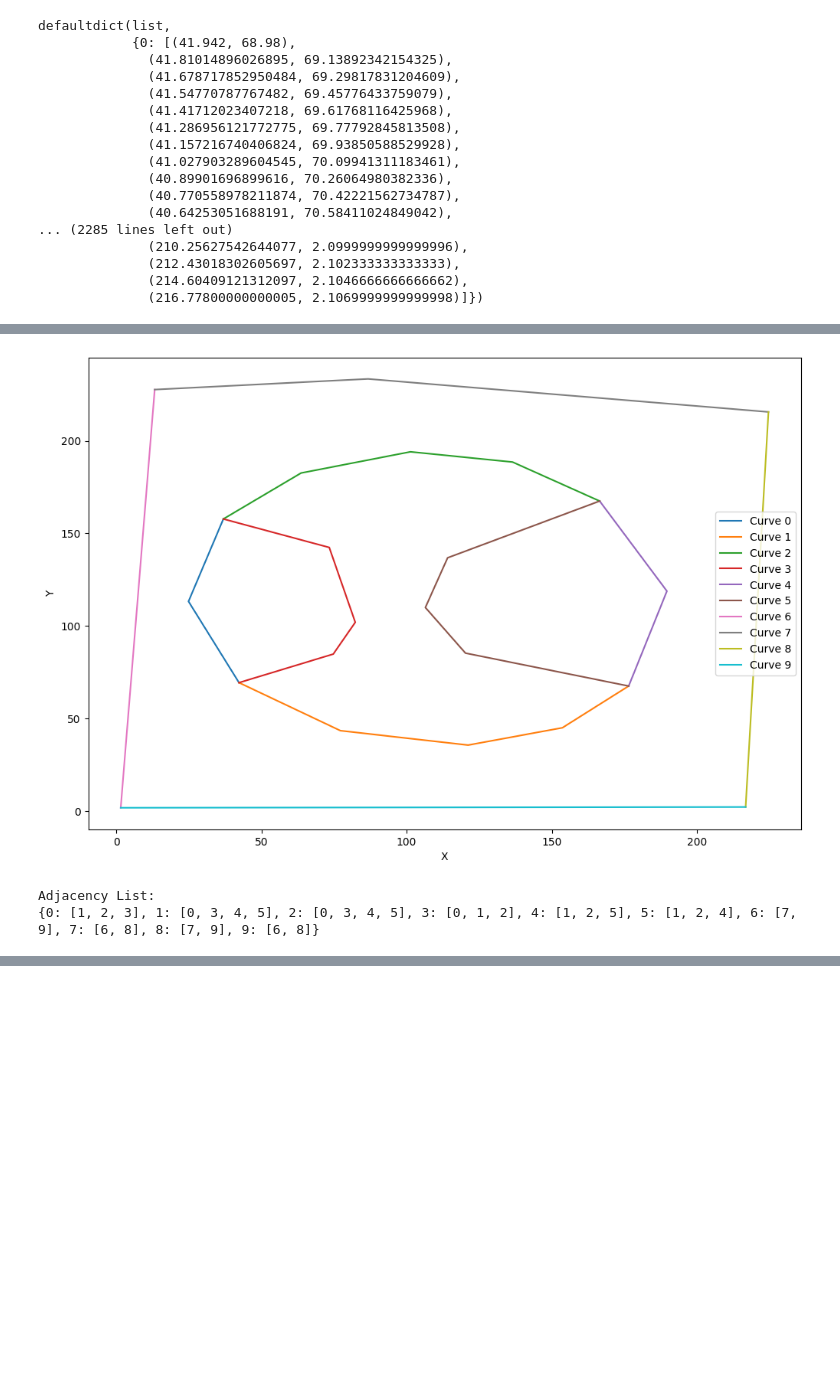
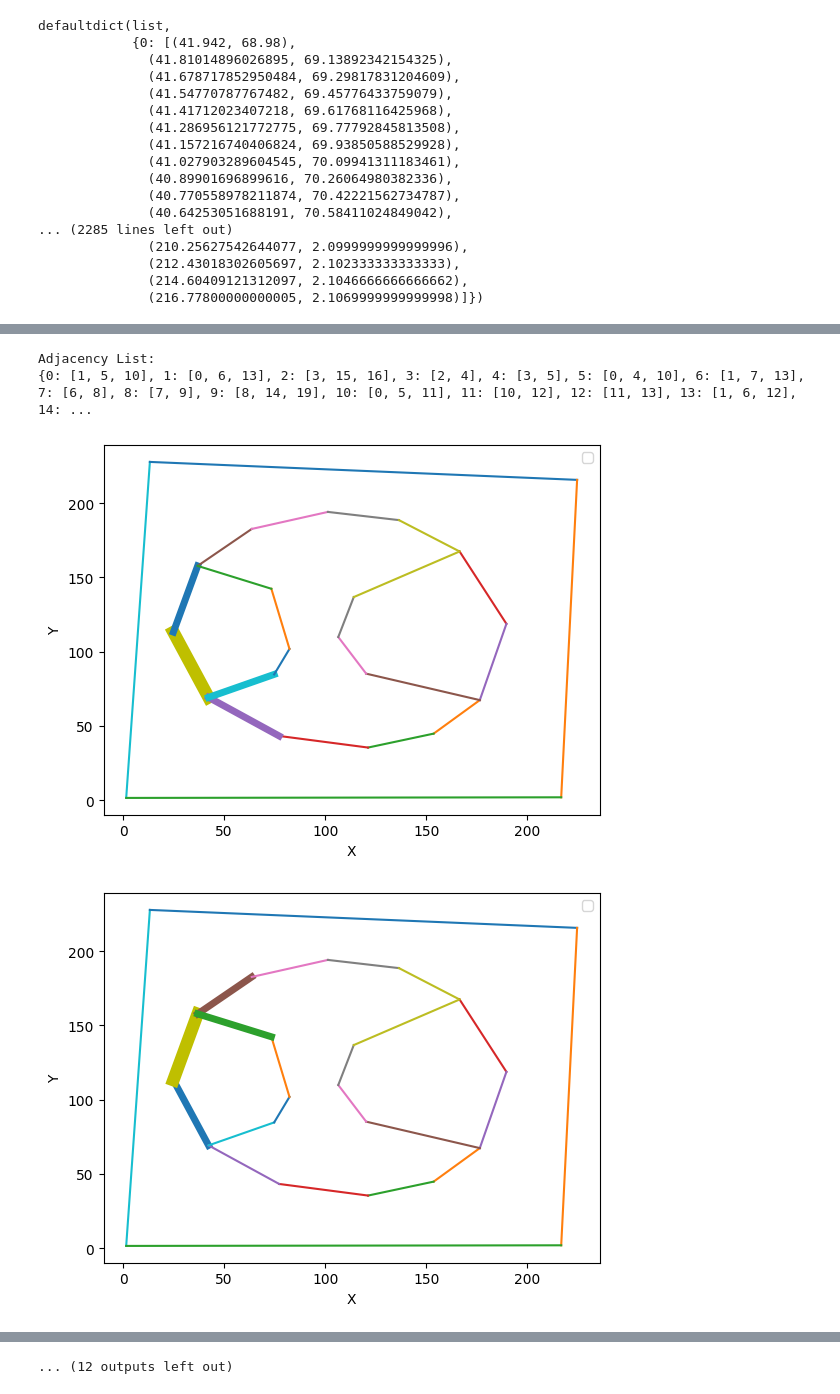
Before and after one commit to shubhamshinde6762/Adobe_Gensolve, a Jupyter notebook: Ramer-Douglas-Peucker.ipynb, the cells around one changed output, grey strips where cells are left out. Saved outputs shown, nothing was run; the diff lists cells and outputs as text; code cells hidden in the pictures; blank space fills up the shorter version.

```diff
--- a/Ramer-Douglas-Peucker.ipynb
+++ b/Ramer-Douglas-Peucker.ipynb
@@ -199,26 +277,40 @@ Updated Polylines:
 # %%
-import matplotlib.pyplot as plt
-plt.figure(figsize=(12, 8))
-for curve_no, points in simplified_curves.items():
-    final_points_x, final_points_y = zip(*points)
-    plt.plot(final_points_x, final_points_y, label=f'Curve {curve_no}')
+# import matplotlib.pyplot as plt
+# plt.figure(figsize=(12, 12))
+# for curve_no, points in simplified_curves.items():
+#     final_points_x, final_points_y = zip(*points)
+#     plt.plot(final_points_x, final_points_y, label=f'Curve {curve_no}')
 
-plt.legend()
-plt.xlabel('X')
-plt.ylabel('Y')
-plt.show()
+# plt.legend()
+# plt.xlabel('X')
+# plt.ylabel('Y')
+# plt.show()
-# %% [output]
-[figure, removed]
 # %%
 for i in simplified_curves:
     for j in simplified_curves:
         if i != j:
-            # Check if polylines i and j share any endpoint
-            if any(points_near(p1, p2, threshold=1e-9) for p1 in simplified_curves[i] for p2 in simplified_curves[j]):
+            if any(points_near(p1, p2, threshold=3) for p1 in simplified_curves[i] for p2 in simplified_curves[j]):
                 adj_list[i].append(j)
-# Print the adjacency list
 print("\nAdjacency List:")
 print(dict(adj_list))
 # %% [output]
 Adjacency List:
-{0: [1, 2, 3], 1: [0, 3, 4, 5], 2: [0, 3, 4, 5], 3: [0, 1, 2], 4: [1, 2, 5], 5: [1, 2, 4], 6: [7, 9], 7: [6, 8], 8: [7, 9], 9: [6, 8]}
+{0: [1, 5, 10], 1: [0, 6, 13], 2: [3, 15, 16], 3: [2, 4], 4: [3, 5], 5: [0, 4, 10], 6: [1, 7, 13], 7: [6, 8], 8: [7, 9], 9: [8, 14, 19], 10: [0, 5, 11], 11: [10, 12], 12: [11, 13], 13: [1, 6, 12], 14: ...
+# %%
+for key, pt in final_curves.items():
+    for curve_no, points in final_curves.items():
+        final_points_x, final_points_y = zip(*points)
+        if (curve_no in adj_list[key]):
+            plt.plot(final_points_x, final_points_y, linewidth=5)
+        elif curve_no == key:
+            plt.plot(final_points_x, final_points_y, linewidth=9, color="y")
+        else:
+            plt.plot(final_points_x, final_points_y)
+
+    plt.legend()
+    plt.xlabel('X')
+    plt.ylabel('Y')
+    plt.show()
+# %% [output]
+[figure, added]
+[figure, added]
@@ -224,0 +327 @@ Adjacency List:
+... (12 outputs left out)
```
Also changed, not shown: parts of 7 cells of this notebook, 2 other files.
